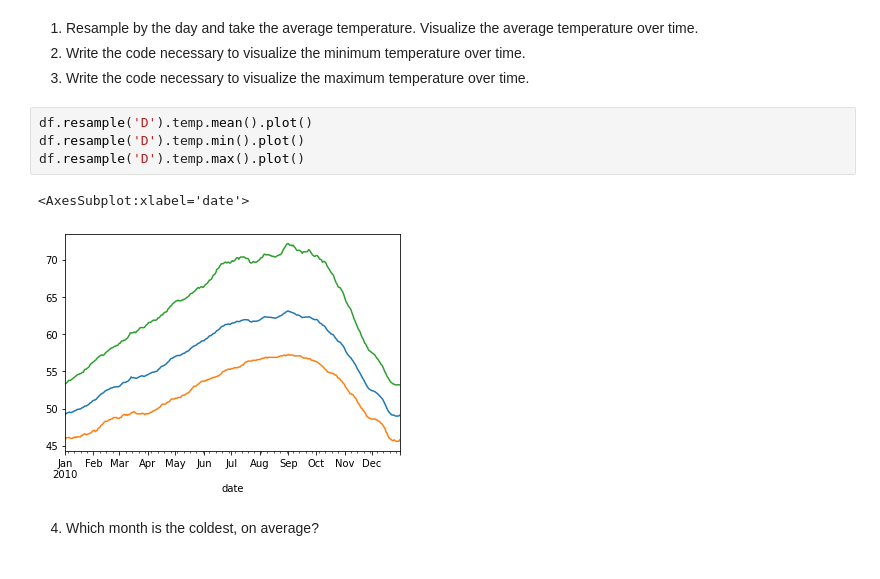
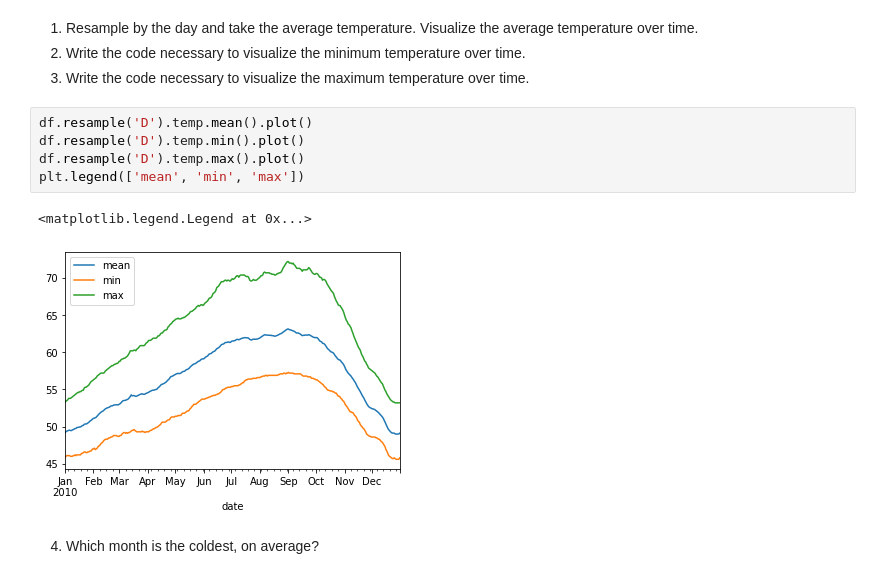
Before and after one commit to tarrencen/time-series-exercises, a Jupyter notebook: working-with-time-series.ipynb, the cells around one changed output. Saved outputs shown, nothing was run; the diff lists cells and outputs as text.

```diff
--- a/working-with-time-series.ipynb
+++ b/working-with-time-series.ipynb
@@ -103,10 +103,11 @@ df.head()
 # %%
 df.resample('D').temp.mean().plot()
 df.resample('D').temp.min().plot()
 df.resample('D').temp.max().plot()
+plt.legend(['mean', 'min', 'max'])
 # %% [output]
-<AxesSubplot:xlabel='date'>
+<matplotlib.legend.Legend at 0x...>
-[figure, old version]
+[figure, new version]
 # %% [markdown]
 4. Which month is the coldest, on average?
 # %%
```
Also changed, not shown: parts of 14 cells of this notebook, 1 other file.
